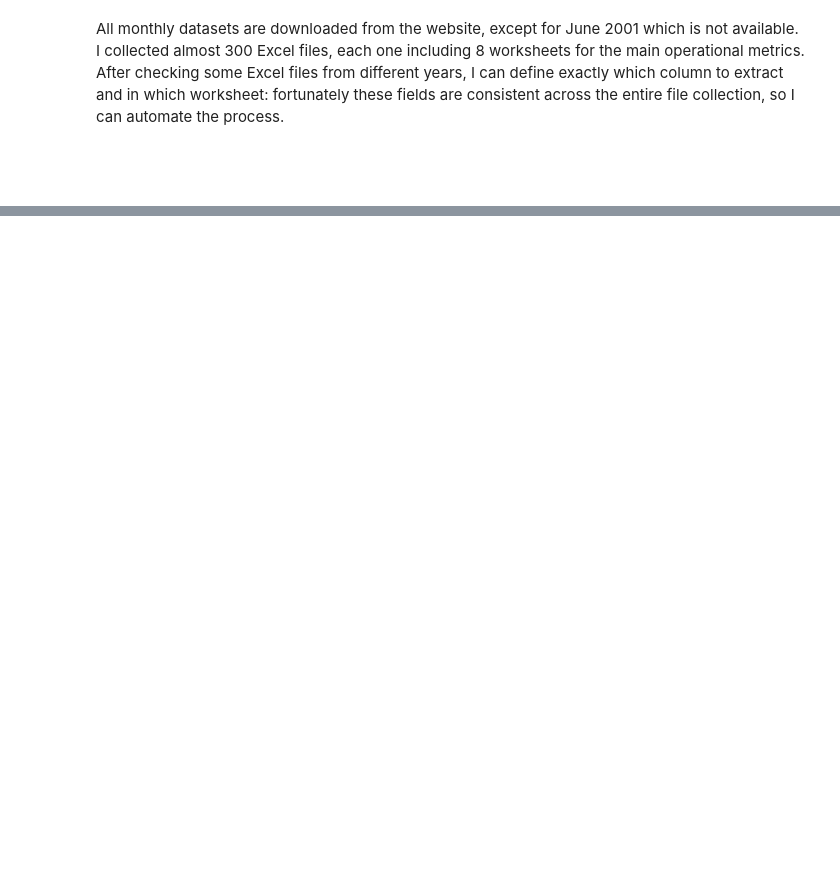
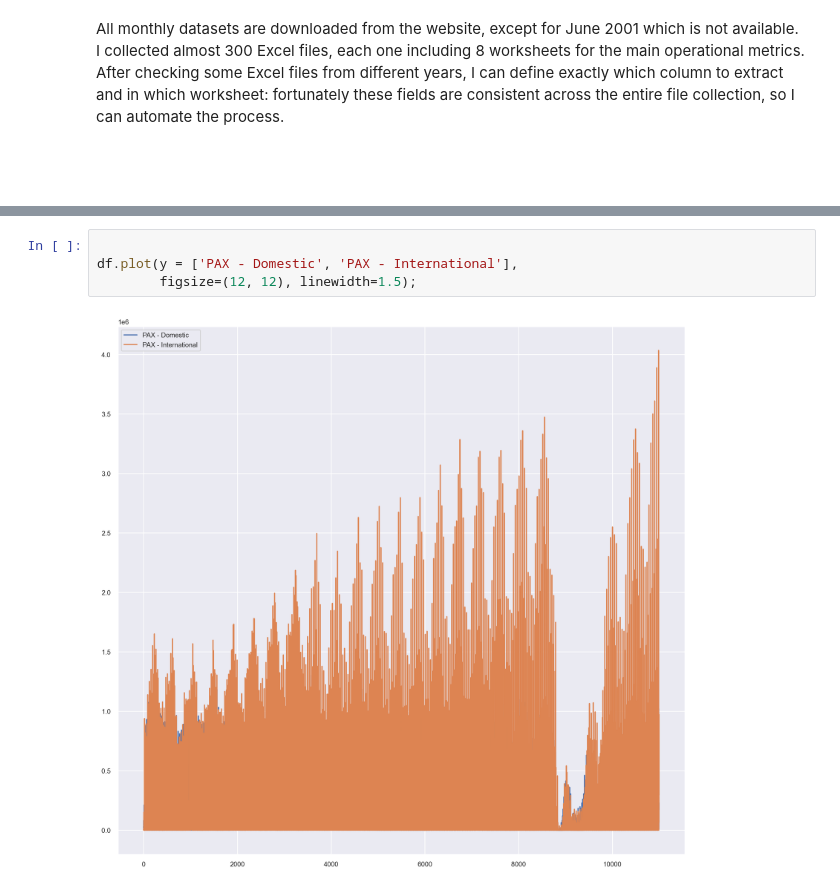
Before and after one commit to fedfioravanti/Italian_Airports, a Jupyter notebook: ItalyAirports_02_EDA.ipynb, the cells around one changed output, grey strips where cells are left out. Drawn from its saved outputs; the diff is of its cells as text; blank space fills up the shorter version.

```diff
--- a/ItalyAirports_02_EDA.ipynb
+++ b/ItalyAirports_02_EDA.ipynb
@@ -99,0 +100,6 @@ memory usage: 1.3+ MB
+# %%
+
+df.plot(y = ['PAX - Domestic', 'PAX - International'],
+        figsize=(12, 12), linewidth=1.5);
+# %% [output]
+[figure, added]
```
Also changed, not shown: parts of 3 cells of this notebook, 1 other file.
